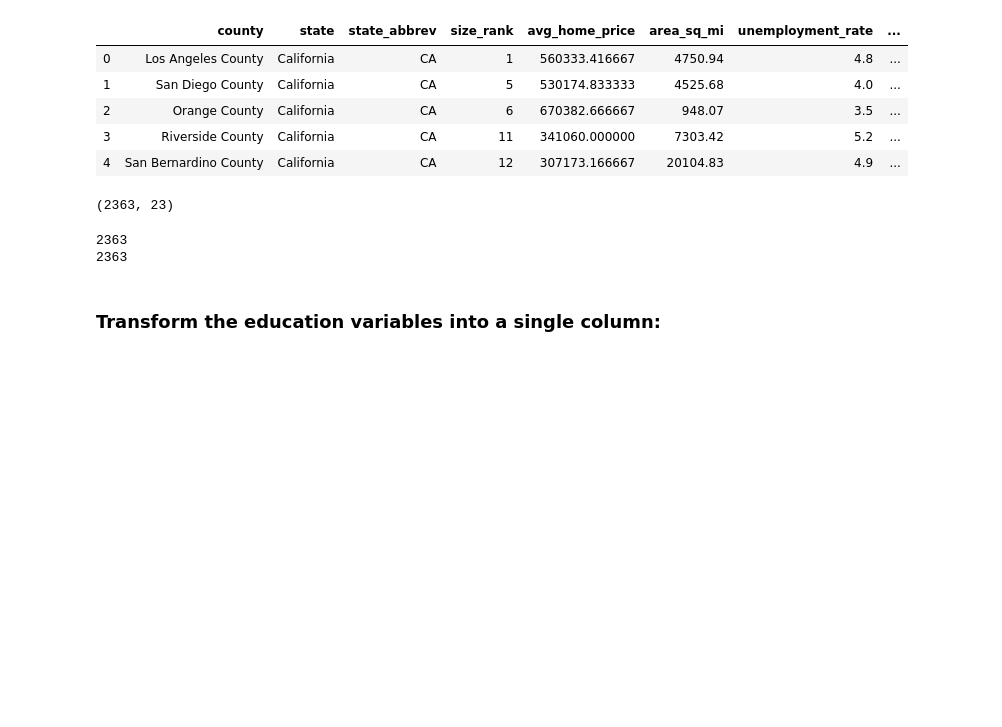
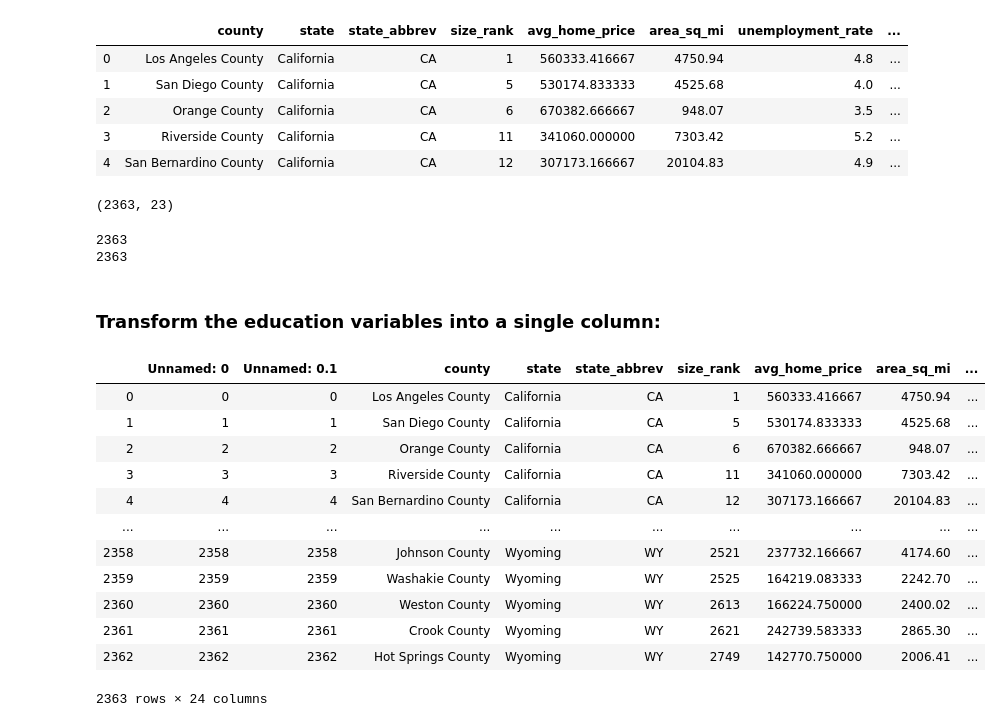
Before and after one commit to jfleury12/retail-warehouse-locations, a Jupyter notebook: notebooks/data_cleaning_county.ipynb, the cells around one changed output. Drawn from its saved outputs; the diff is of its cells as text; code cells hidden in the pictures; blank space fills up the shorter version.

```diff
--- a/notebooks/data_cleaning_county.ipynb
+++ b/notebooks/data_cleaning_county.ipynb
@@ -648,6 +648,23 @@ df8['latitude'] = lats
 df8['longitude'] = longs
 # %% [markdown]
 ### Transform the education variables into a single column:
+# %%
+import pandas as pd
+df8 = pd.read_csv('retail_warehouses.csv').drop(['Unnamed: 0', ])
+# %% [output]
+|  | Unnamed: 0 | Unnamed: 0.1 | county | state | state_abbrev | size_rank | avg_home_price | area_sq_mi | ... |
+| 0 | 0 | 0 | Los Angeles County | California | CA | 1 | 560333.416667 | 4750.94 | ... |
+| 1 | 1 | 1 | San Diego County | California | CA | 5 | 530174.833333 | 4525.68 | ... |
+| 2 | 2 | 2 | Orange County | California | CA | 6 | 670382.666667 | 948.07 | ... |
+| 3 | 3 | 3 | Riverside County | California | CA | 11 | 341060.000000 | 7303.42 | ... |
+| 4 | 4 | 4 | San Bernardino County | California | CA | 12 | 307173.166667 | 20104.83 | ... |
+| ... | ... | ... | ... | ... | ... | ... | ... | ... | ... |
+| 2358 | 2358 | 2358 | Johnson County | Wyoming | WY | 2521 | 237732.166667 | 4174.60 | ... |
+| 2359 | 2359 | 2359 | Washakie County | Wyoming | WY | 2525 | 164219.083333 | 2242.70 | ... |
+| 2360 | 2360 | 2360 | Weston County | Wyoming | WY | 2613 | 166224.750000 | 2400.02 | ... |
+| 2361 | 2361 | 2361 | Crook County | Wyoming | WY | 2621 | 242739.583333 | 2865.30 | ... |
+| 2362 | 2362 | 2362 | Hot Springs County | Wyoming | WY | 2749 | 142770.750000 | 2006.41 | ... |
+2363 rows × 24 columns
 # %%
 df8.head()
 # %% [output]
```
